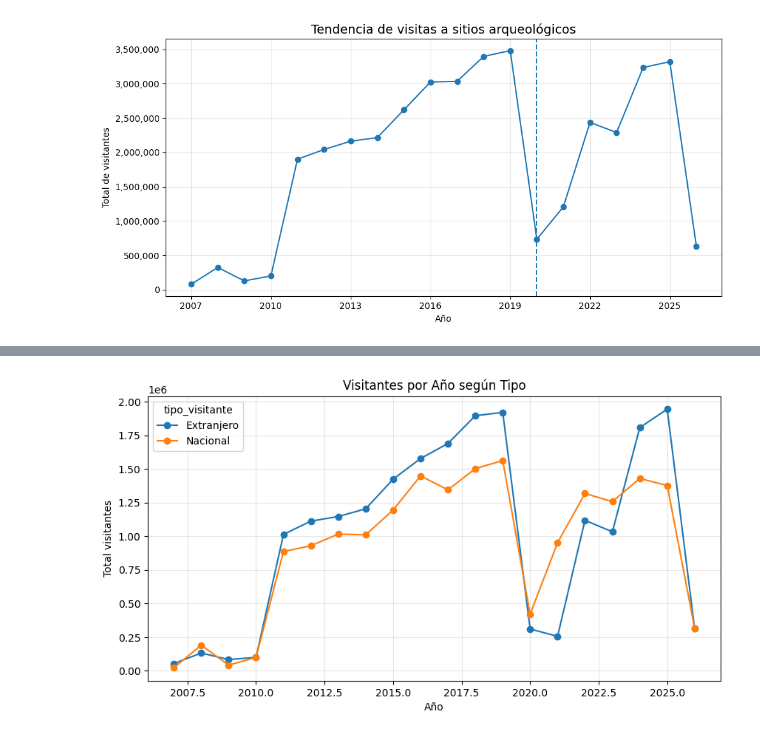
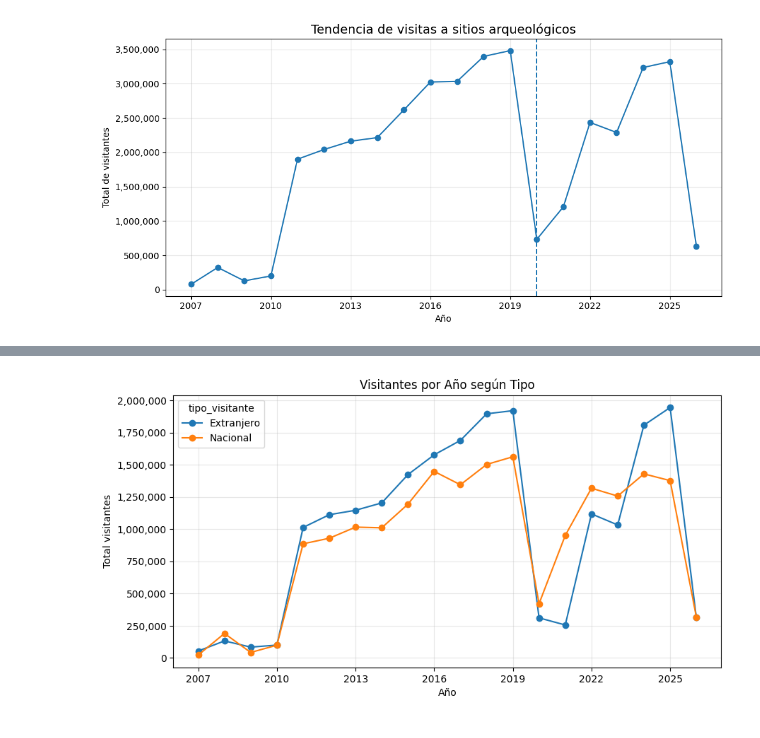
Before and after one commit to Taniice/Analisis-Visitantes-a-Sitios-Arqueologicos, a Jupyter notebook: Analisis_Visitas_a_Sitios_Arqueologicos.ipynb, the cells around one changed output, grey strips where cells are left out. Cells and saved outputs as stored; diff of their text form; code cells hidden in the pictures.

```diff
--- a/Analisis_Visitas_a_Sitios_Arqueologicos.ipynb
+++ b/Analisis_Visitas_a_Sitios_Arqueologicos.ipynb
@@ -236,13 +350,18 @@ plt.show()
 # %%
 #Comparación de tipo de visitante en el tiempo
 tipo_anio = df.groupby(['anio','tipo_visitante'])['total_visitantes'].sum().unstack()
 
 tipo_anio.plot(figsize=(10,5), marker='o')
 
+# para no mostrar con decimales
+ax = plt.gca()
+ax.xaxis.set_major_locator(ticker.MaxNLocator(integer=True))
+ax.yaxis.set_major_formatter(ticker.StrMethodFormatter('{x:,.0f}'))
+
 plt.title("Visitantes por Año según Tipo")
 plt.xlabel("Año")
 plt.ylabel("Total visitantes")
 plt.grid(alpha=0.3)
 plt.show()
 # %% [output]
-[figure, old version]
+[figure, new version]
```
Also changed, not shown: parts of 13 cells of this notebook.
